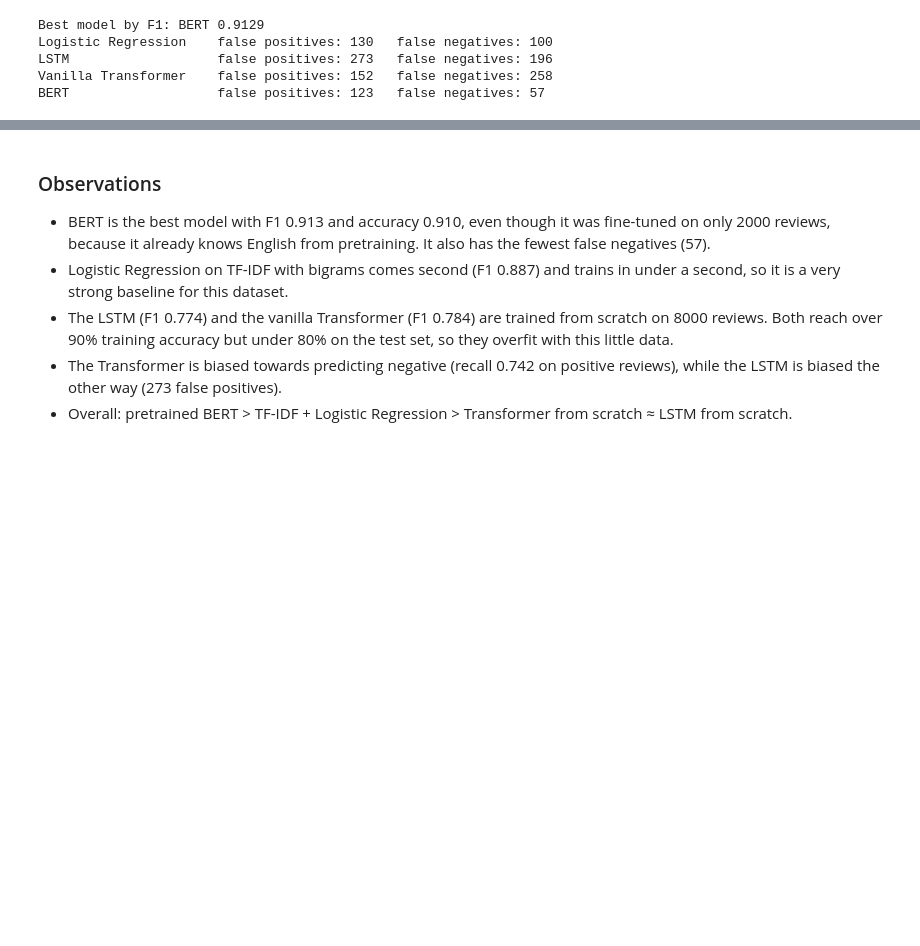
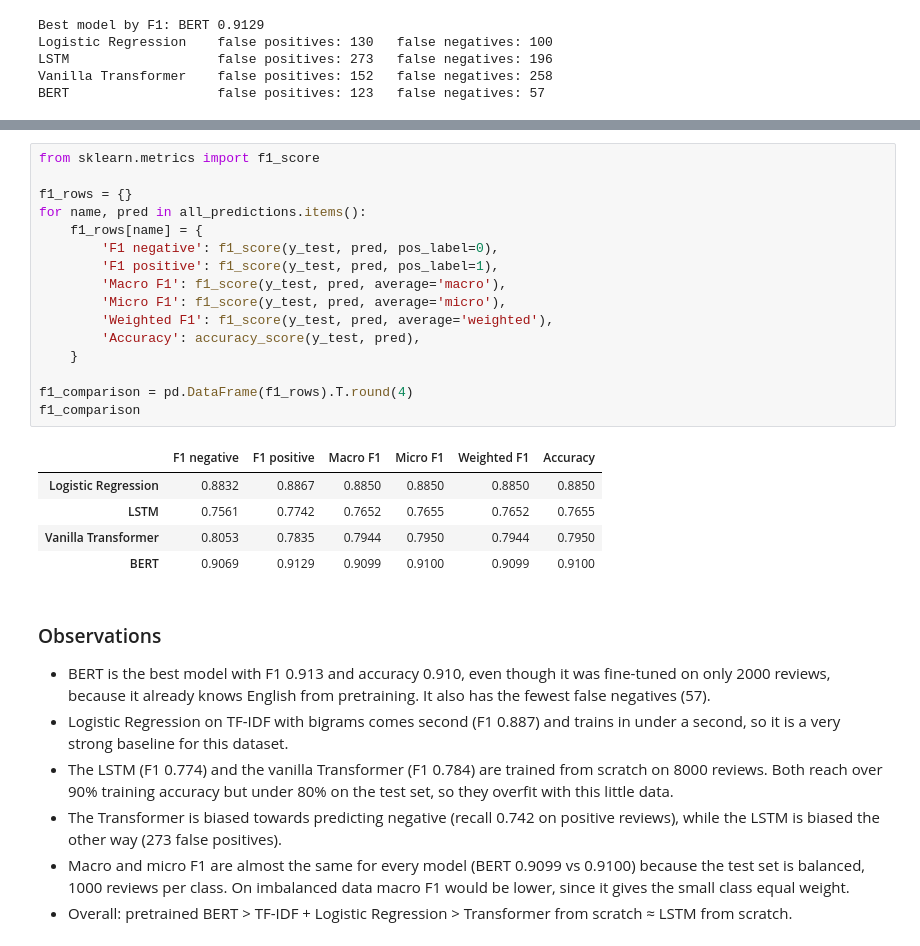
Before and after one commit to yashdagar/CLNLP, a Jupyter notebook: Experiment-7/Experiment-7.ipynb, the cells around one changed output, grey strips where cells are left out. Saved outputs shown, nothing was run; the diff lists cells and outputs as text; blank space fills up the shorter version.

```diff
--- a/Experiment-7/Experiment-7.ipynb
+++ b/Experiment-7/Experiment-7.ipynb
@@ -442,3 +448,25 @@ BERT                   false positives: 123   false negatives: 57
+# %%
+from sklearn.metrics import f1_score
+
+f1_rows = {}
+for name, pred in all_predictions.items():
+    f1_rows[name] = {
+        'F1 negative': f1_score(y_test, pred, pos_label=0),
+        'F1 positive': f1_score(y_test, pred, pos_label=1),
+        'Macro F1': f1_score(y_test, pred, average='macro'),
+        'Micro F1': f1_score(y_test, pred, average='micro'),
+        'Weighted F1': f1_score(y_test, pred, average='weighted'),
+        'Accuracy': accuracy_score(y_test, pred),
+    }
+
+f1_comparison = pd.DataFrame(f1_rows).T.round(4)
+f1_comparison
+# %% [output]
+|  | F1 negative | F1 positive | Macro F1 | Micro F1 | Weighted F1 | Accuracy |
+| Logistic Regression | 0.8832 | 0.8867 | 0.8850 | 0.8850 | 0.8850 | 0.8850 |
+| LSTM | 0.7561 | 0.7742 | 0.7652 | 0.7655 | 0.7652 | 0.7655 |
+| Vanilla Transformer | 0.8053 | 0.7835 | 0.7944 | 0.7950 | 0.7944 | 0.7950 |
+| BERT | 0.9069 | 0.9129 | 0.9099 | 0.9100 | 0.9099 | 0.9100 |
 # %% [markdown]
 ### Observations
 
@@ -446,4 +474,5 @@ BERT                   false positives: 123   false negatives: 57
 - Logistic Regression on TF-IDF with bigrams comes second (F1 0.887) and trains in under a second, so it is a very strong baseline for this dataset.
 - The LSTM (F1 0.774) and the vanilla Transformer (F1 0.784) are trained from scratch on 8000 reviews. Both reach over 90% training accuracy but under 80% on the test set, so they overfit with this little data.
 - The Transformer is biased towards predicting negative (recall 0.742 on positive reviews), while the LSTM is biased the other way (273 false positives).
+- Macro and micro F1 are almost the same for every model (BERT 0.9099 vs 0.9100) because the test set is balanced, 1000 reviews per class. On imbalanced data macro F1 would be lower, since it gives the small class equal weight.
 - Overall: pretrained BERT > TF-IDF + Logistic Regression > Transformer from scratch ≈ LSTM from scratch.
```
Also changed, not shown: parts of 1 cell of this notebook, 1 other file.
